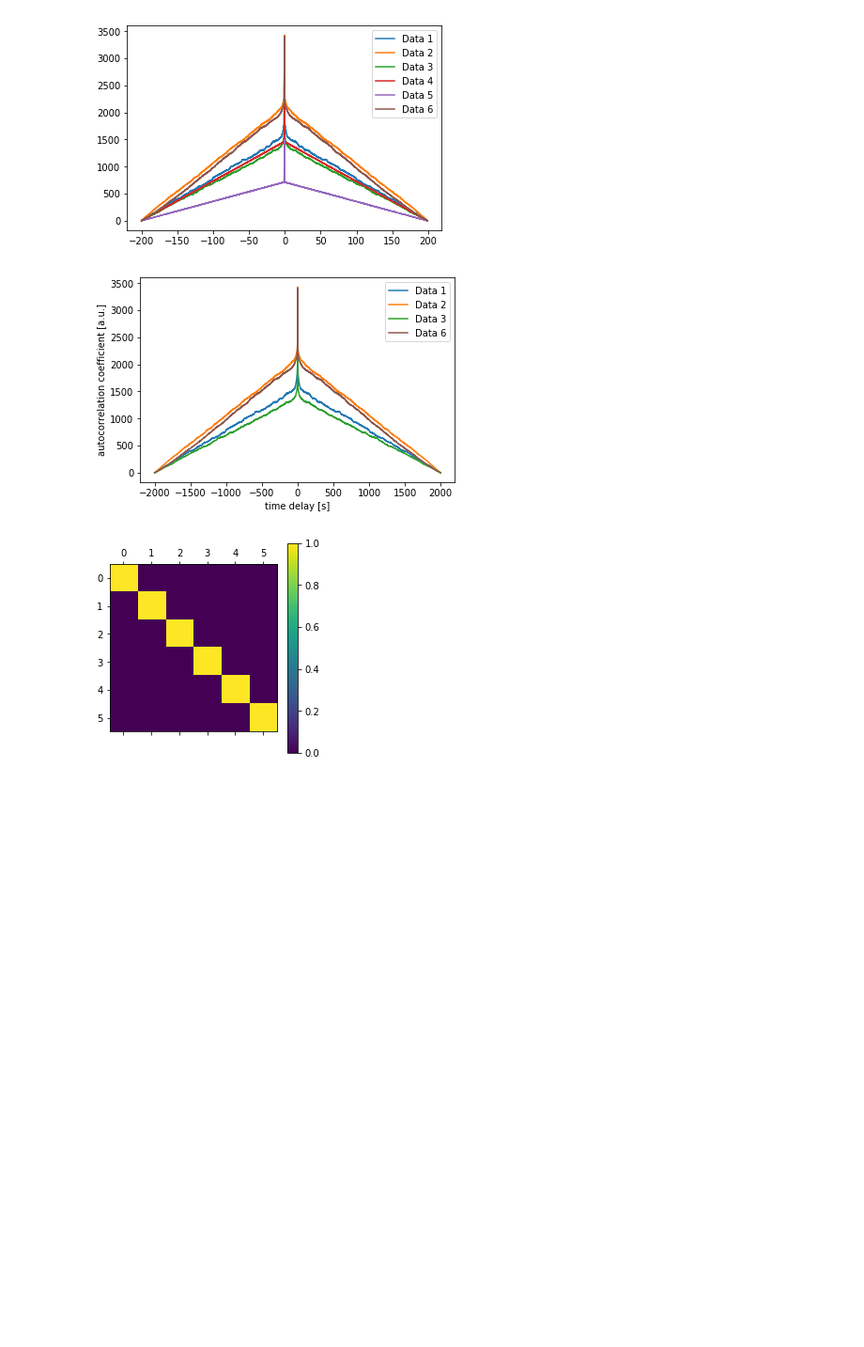
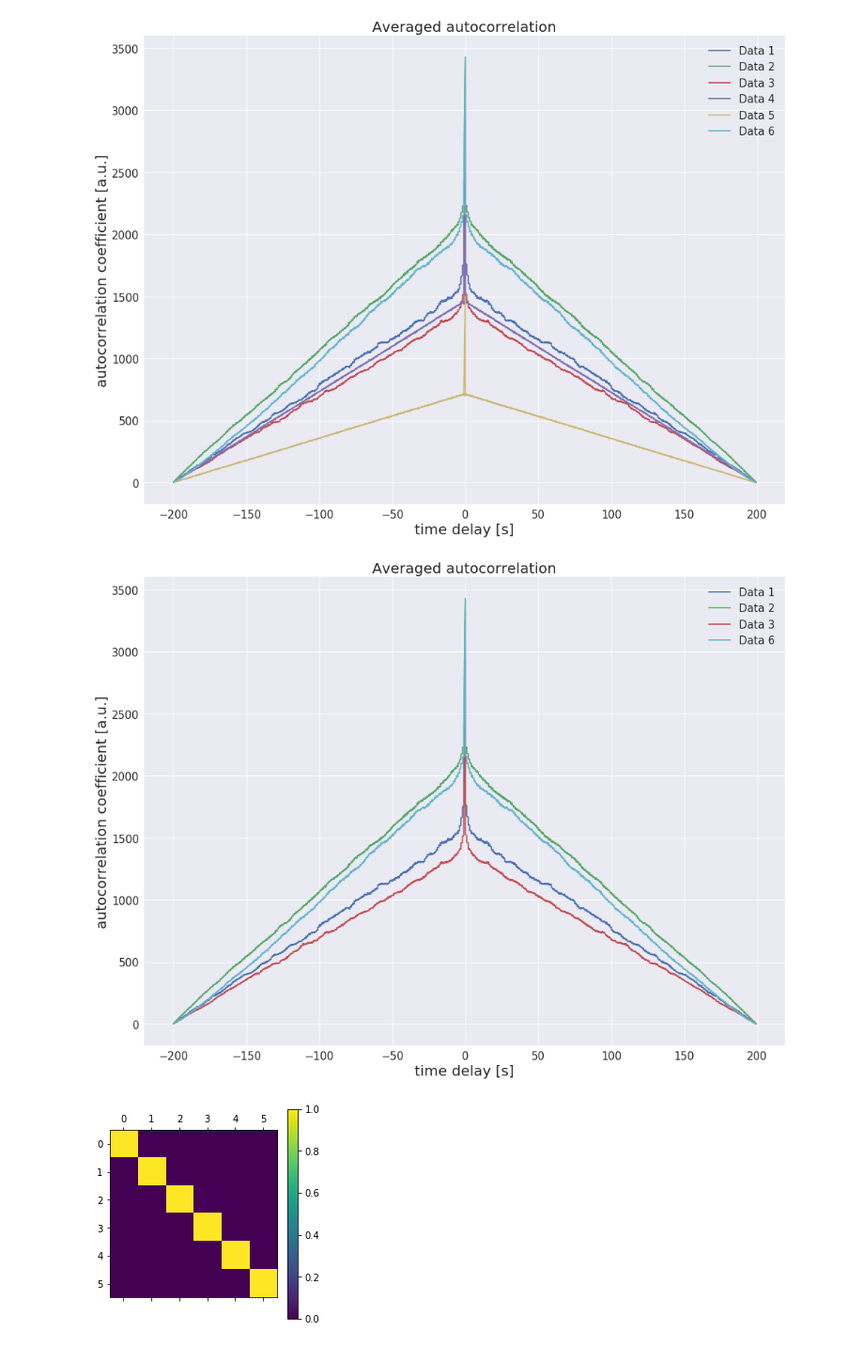
Before and after one commit to Mikkolehtimaki/eitn_model_validation, a Jupyter notebook: AutoCorr2.ipynb, the cells around one changed output. Shown at 94% size. Saved outputs shown, nothing was run; the diff lists cells and outputs as text; code cells hidden in the pictures; blank space fills up the shorter version.

Commit message:
Fix plottings in notebooks

```diff
--- a/AutoCorr2.ipynb
+++ b/AutoCorr2.ipynb
@@ -17,6 +17,13 @@ from quantities import Hz, s, ms
 from scipy import stats
 import matplotlib.colors as colors
 
+from elephant.statistics import lv, isi
+
+import validation_functions as vf
+
+import matplotlib
+matplotlib.rcParams['figure.figsize'] = [16, 12]
+sns.set(font_scale=1.5)
 
 import validation_functions as vf
 import os
@@ -55,23 +62,29 @@ for j, d in enumerate(data):
 # %%
 plt.figure()
 for i, r in enumerate(Res):
     plt.plot(bins/10, r, label='Data '+str(i+1))
-plt.legend()
+plt.legend(fontsize=15)
+plt.xlabel('time delay [s]', fontsize=20)
+plt.ylabel('autocorrelation coefficient [a.u.]', fontsize=20)
+plt.title('Averaged autocorrelation', fontsize=20)
+plt.savefig('autocorrelation_all.png')
 plt.show()
 
 plt.figure()
 for i, r in enumerate(Res):
     if np.logical_or(i==3, i==4):
         plt.plot(bins/10, r, lw=0)
     else:
-        plt.plot(bins, r, label='Data '+str(i+1))
-plt.xlabel('time delay [s]')
-plt.ylabel('autocorrelation coefficient [a.u.]')
-plt.legend()
+        plt.plot(bins/10, r, label='Data '+str(i+1))
+plt.xlabel('time delay [s]', fontsize=20)
+plt.ylabel('autocorrelation coefficient [a.u.]', fontsize=20)
+plt.legend(fontsize=15)
+plt.title('Averaged autocorrelation', fontsize=20)
+plt.savefig('autocorrelation.png')
 plt.show()
 # %% [output]
-[figure, old version]
+[figure, new version]
-[figure, old version]
+[figure, new version]
 # %%
 
 Final = np.zeros((len(Res), len(Res)))
```
Also changed, not shown: 3 other files.
